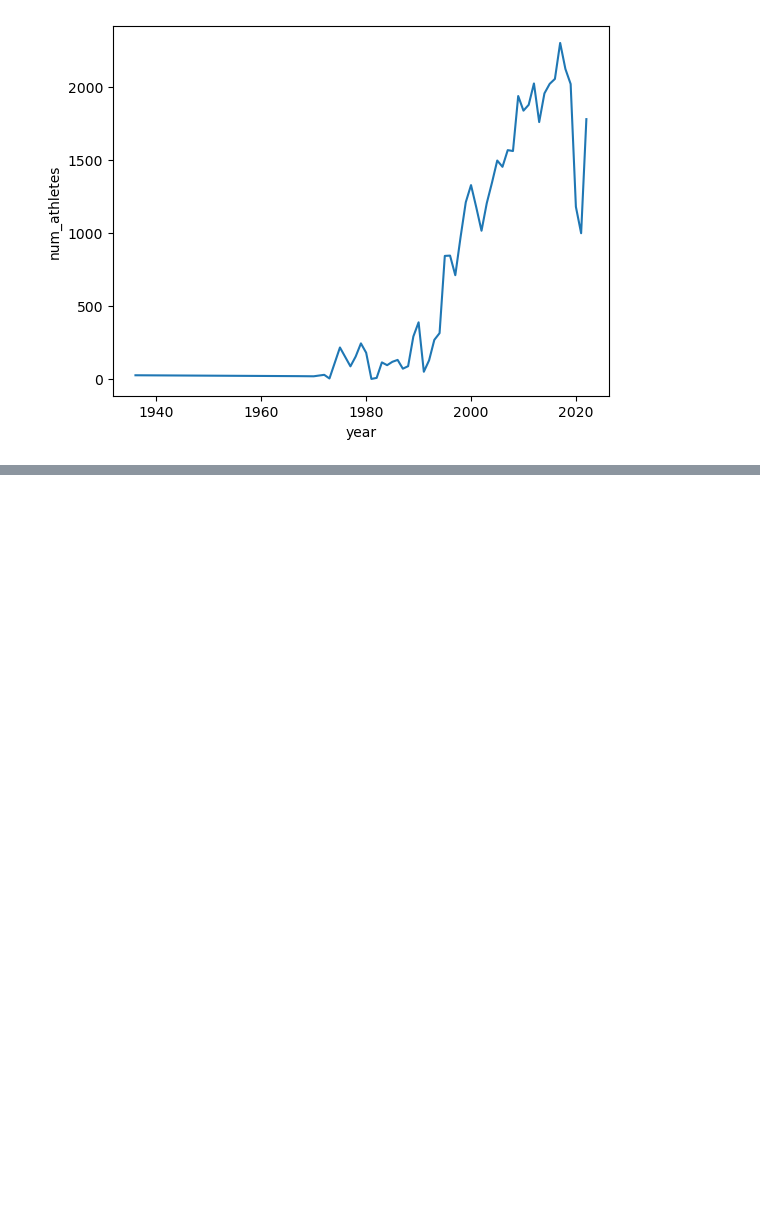
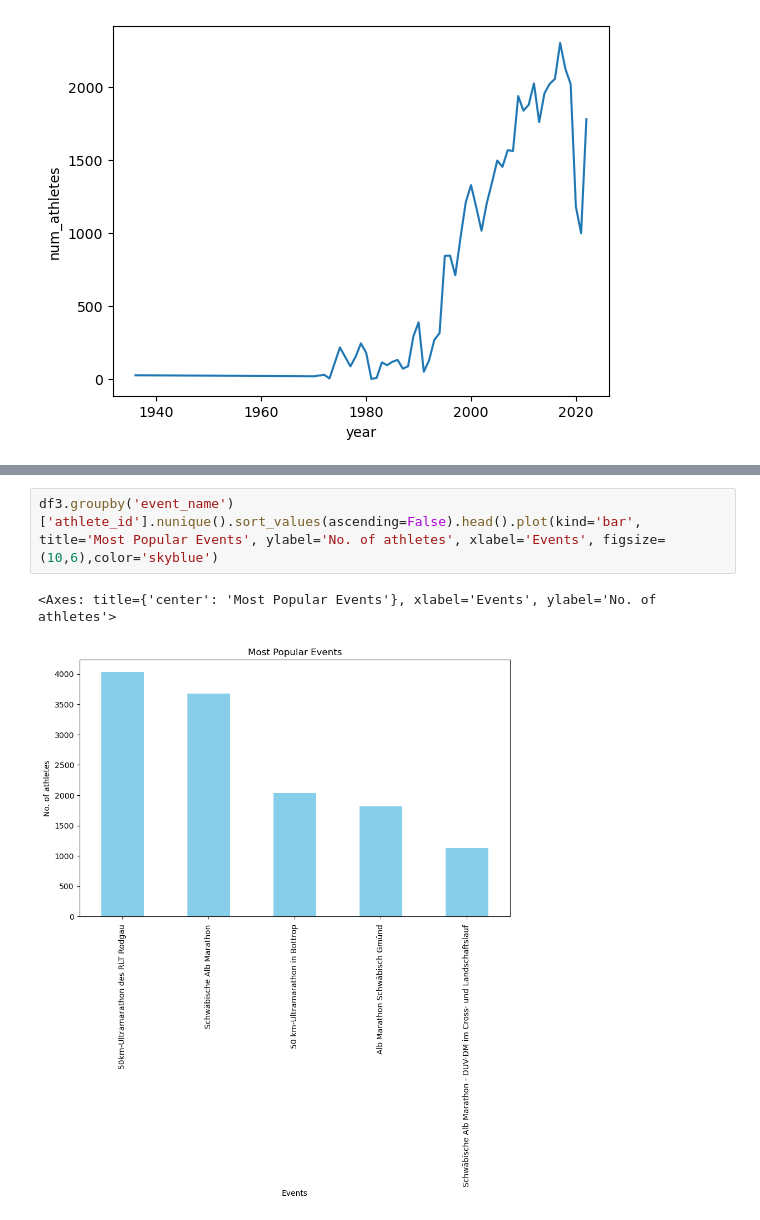
Before and after one commit to manishambre5/Ultra-Marathon-Germany, a Jupyter notebook: German Ultra-Marathon event insights.ipynb, the cells around one changed output, grey strips where cells are left out. Drawn from its saved outputs; the diff is of its cells as text; blank space fills up the shorter version.

```diff
--- a/German Ultra-Marathon event insights.ipynb
+++ b/German Ultra-Marathon event insights.ipynb
@@ -488,0 +479,5 @@ sns.lineplot(event_popularity_by_year, x='year', y='num_athletes')
+# %%
+df3.groupby('event_name')['athlete_id'].nunique().sort_values(ascending=False).head().plot(kind='bar', title='Most Popular Events', ylabel='No. of athletes', xlabel='Events', figsize=(10,6),color='skyblue')
+# %% [output]
+<Axes: title={'center': 'Most Popular Events'}, xlabel='Events', ylabel='No. of athletes'>
+[figure, added]
```
Also changed, not shown: parts of 31 cells of this notebook.
